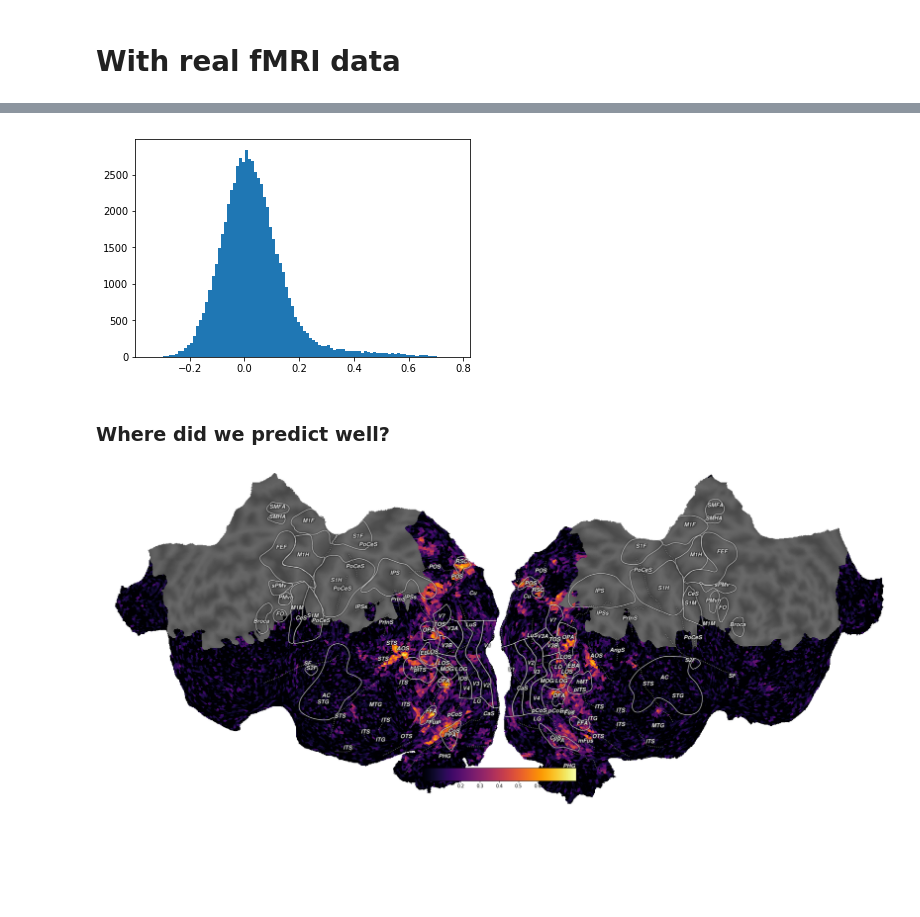
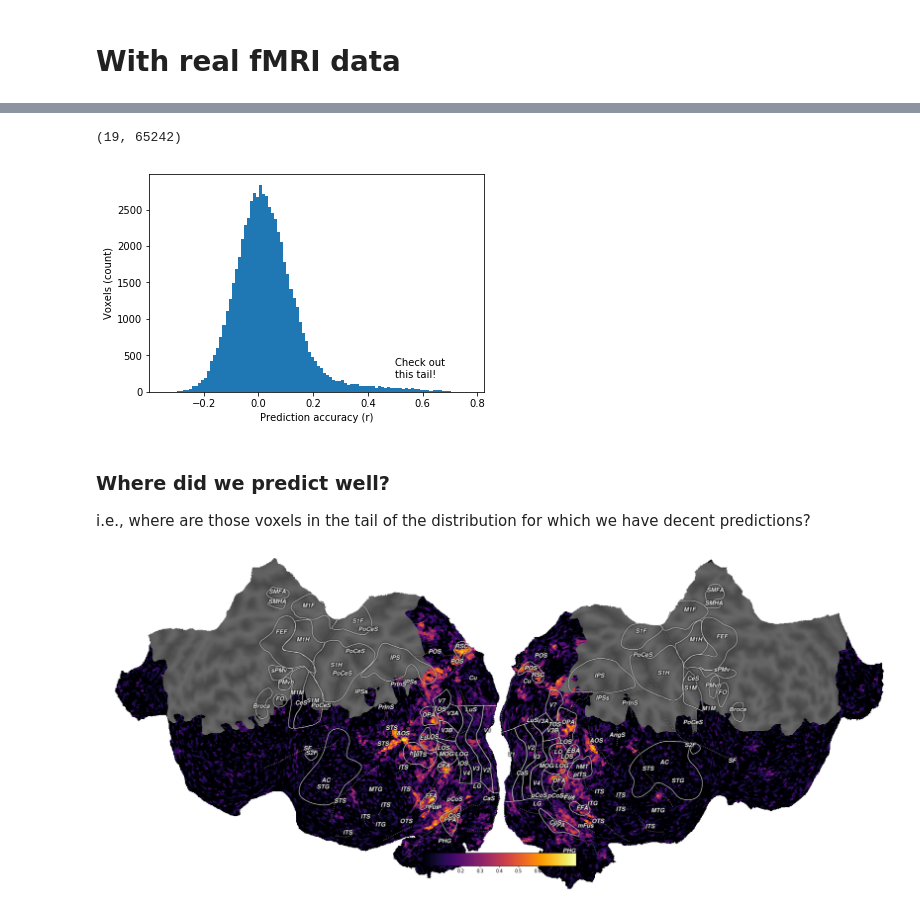
Before and after one commit to piecesofmindlab/UNR_PSY_763, a Jupyter notebook: Week_14/Week_14_PCA_answers.ipynb, the cells around one changed output, grey strips where cells are left out. Saved outputs shown, nothing was run; the diff lists cells and outputs as text; code cells hidden in the pictures; blank space fills up the shorter version.

```diff
--- a/Week_14/Week_14_PCA_answers.ipynb
+++ b/Week_14/Week_14_PCA_answers.ipynb
@@ -274,9 +241,26 @@ r = utils.column_corr(Y_hat, Y_val)
-# %%
-_ = plt.hist(r[~np.isnan(r)], bins=100)
-# %% [output]
-[figure, removed]
-# %% [markdown]
-### Where did we predict well?
+# %%
+# Compute regression to estimate weights
+B = utils.ols(X_est, Y_est)
+print(B.shape)
+# %% [output]
+(19, 65242)
+# %%
+# Estimate predictions
+Y_hat = X_val.dot(B)
+# Compute prediction accuracy (correlation btw Y_val and Y_hat)
+r = utils.column_corr(Y_val, Y_hat)
+# %%
+# Get rid of NaNs (histograms don't like nans)
+r_nonans = r[~np.isnan(r)] # (this creates a logical index (~np.isnan(r)) and indexes r with it)
+plt.hist(r_nonans, bins=100)
+plt.xlabel("Prediction accuracy (r)")
+plt.ylabel("Voxels (count)")
+_ = plt.annotate('Check out\nthis tail!', (0.5, 200))
+# %% [output]
+[figure, added]
+# %% [markdown]
+### Where did we predict well?
+i.e., where are those voxels in the tail of the distribution for which we have decent predictions?
 # %%
 # Create volume for correlation coefficient, visualize across the brain!
 subject = 's01'
```
Also changed, not shown: parts of 50 cells of this notebook.
